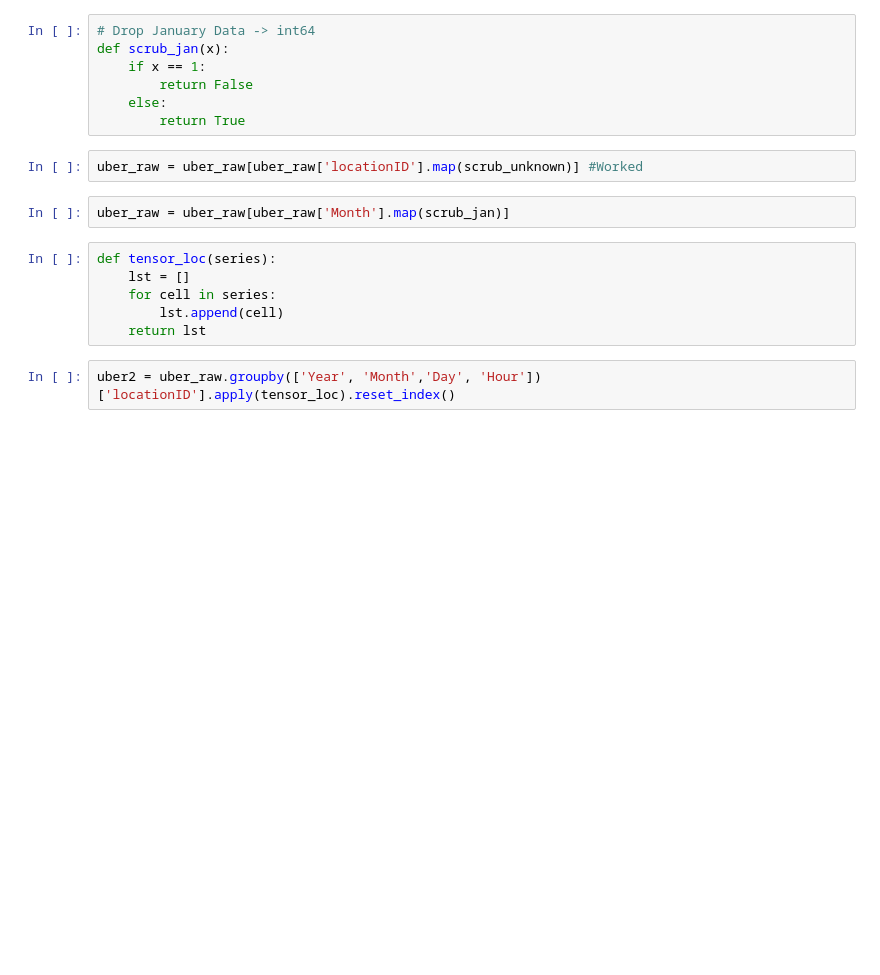
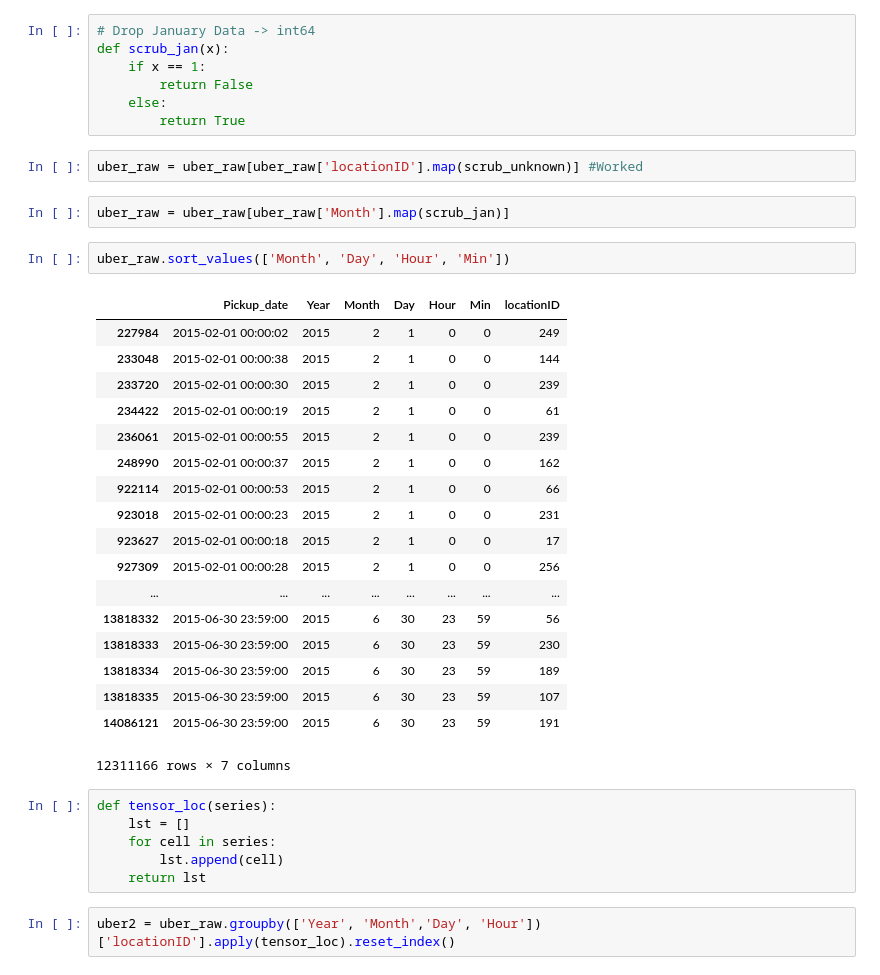
Before and after one commit to austinmwhaley/DSI-SF-4-austinmwhaley, a Jupyter notebook: capstone/uber_eda.ipynb, the cells around one changed output. Cells and saved outputs as stored; diff of their text form; blank space fills up the shorter version.

```diff
--- a/capstone/uber_eda.ipynb
+++ b/capstone/uber_eda.ipynb
@@ -62,6 +81,27 @@ def scrub_jan(x):
 uber_raw = uber_raw[uber_raw['locationID'].map(scrub_unknown)] #Worked
 # %%
 uber_raw = uber_raw[uber_raw['Month'].map(scrub_jan)]
+# %%
+uber_raw.sort_values(['Month', 'Day', 'Hour', 'Min'])
+# %% [output]
+|  | Pickup_date | Year | Month | Day | Hour | Min | locationID |
+| 227984 | 2015-02-01 00:00:02 | 2015 | 2 | 1 | 0 | 0 | 249 |
+| 233048 | 2015-02-01 00:00:38 | 2015 | 2 | 1 | 0 | 0 | 144 |
+| 233720 | 2015-02-01 00:00:30 | 2015 | 2 | 1 | 0 | 0 | 239 |
+| 234422 | 2015-02-01 00:00:19 | 2015 | 2 | 1 | 0 | 0 | 61 |
+| 236061 | 2015-02-01 00:00:55 | 2015 | 2 | 1 | 0 | 0 | 239 |
+| 248990 | 2015-02-01 00:00:37 | 2015 | 2 | 1 | 0 | 0 | 162 |
+| 922114 | 2015-02-01 00:00:53 | 2015 | 2 | 1 | 0 | 0 | 66 |
+| 923018 | 2015-02-01 00:00:23 | 2015 | 2 | 1 | 0 | 0 | 231 |
+| 923627 | 2015-02-01 00:00:18 | 2015 | 2 | 1 | 0 | 0 | 17 |
+| 927309 | 2015-02-01 00:00:28 | 2015 | 2 | 1 | 0 | 0 | 256 |
+| ... | ... | ... | ... | ... | ... | ... | ... |
+| 13818332 | 2015-06-30 23:59:00 | 2015 | 6 | 30 | 23 | 59 | 56 |
+| 13818333 | 2015-06-30 23:59:00 | 2015 | 6 | 30 | 23 | 59 | 230 |
+| 13818334 | 2015-06-30 23:59:00 | 2015 | 6 | 30 | 23 | 59 | 189 |
+| 13818335 | 2015-06-30 23:59:00 | 2015 | 6 | 30 | 23 | 59 | 107 |
+| 14086121 | 2015-06-30 23:59:00 | 2015 | 6 | 30 | 23 | 59 | 191 |
+12311166 rows × 7 columns
 # %%
 def tensor_loc(series):
     lst = []
```
Also changed, not shown: parts of 2 cells of this notebook, 1 other file.
